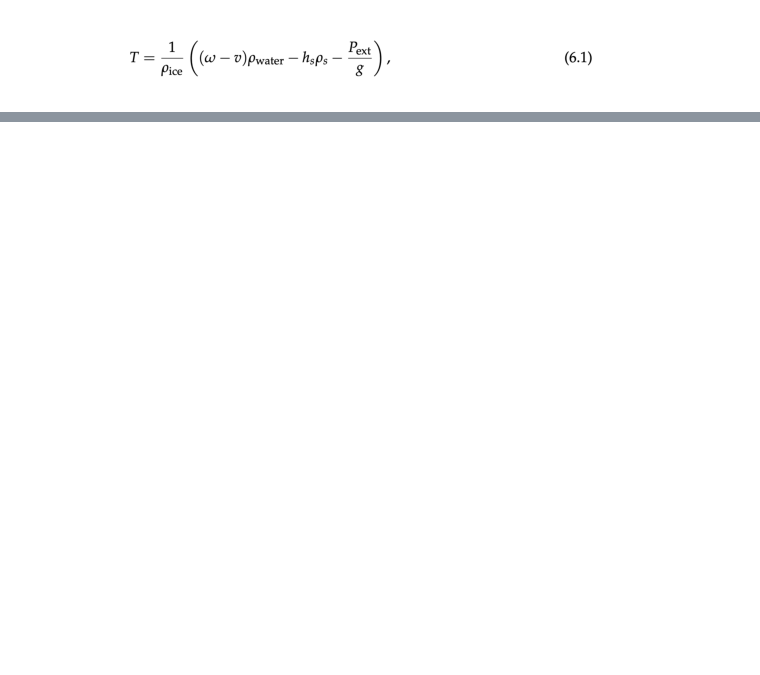
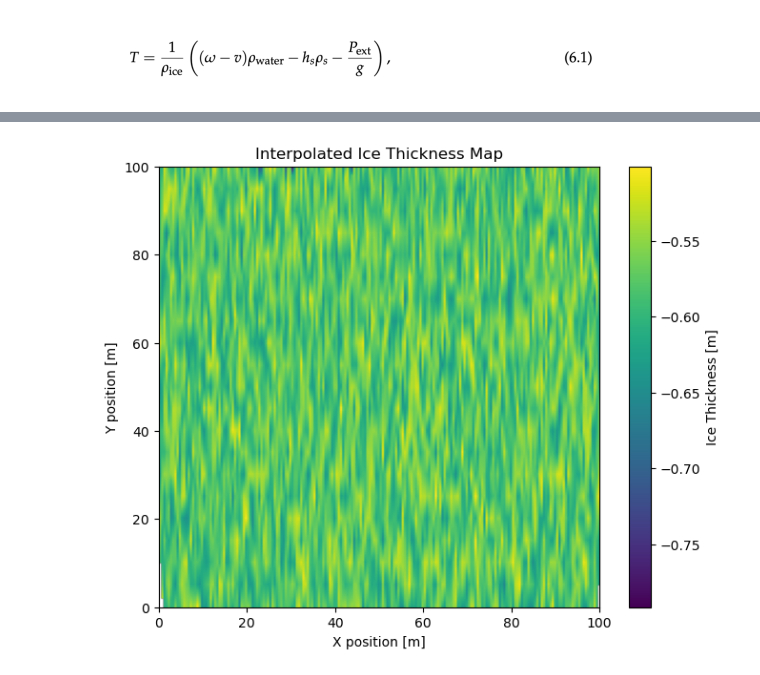
Before and after one commit to aris-space/project-polaris, a Jupyter notebook: semira/ice_measure.ipynb, the cells around one changed output, grey strips where cells are left out. Cells and saved outputs as stored; diff of their text form; code cells hidden in the pictures; blank space fills up the shorter version.

```diff
--- a/semira/ice_measure.ipynb
+++ b/semira/ice_measure.ipynb
@@ -17,0 +10,8 @@ from image_registration.fft_tools import shift
+# %%
+import pandas as pd
+
+# Charger le fichier
+df = pd.read_csv("mission_data.csv")
+
+# Vérifier
+df.head()
@@ -47 +99,10 @@ def ice_thickness(omega, v, rho_water, rho_ice, h_s, rho_s, P_ext, g):
     return T
+# %%
+df["ice_thickness"] = ice_thickness(
+    omega=df["dist_to_ice_m"],
+    pressure_bar=df["pressure_bar"],
+    pitch_deg=df["pitch_deg"],
+    roll_deg=df["roll_deg"]
+)
+
+df.head(20)
@@ -47,0 +127,44 @@ def ice_thickness(omega, v, rho_water, rho_ice, h_s, rho_s, P_ext, g):
+# %%
+import numpy as np
+from scipy.interpolate import griddata
+import matplotlib.pyplot as plt
+
+# Remove NaN
+df_valid = df.dropna(subset=["ice_thickness"])
+
+# Create grid
+grid_x, grid_y = np.mgrid[
+    df_valid["x_coord"].min():df_valid["x_coord"].max():200j,
+    df_valid["y_coord"].min():df_valid["y_coord"].max():200j
+]
+
+# Interpolate
+grid_z = griddata(
+    (df_valid["x_coord"], df_valid["y_coord"]),
+    df_valid["ice_thickness"],
+    (grid_x, grid_y),
+    method="linear"
+)
+
+# Plot
+plt.figure(figsize=(8,6))
+
+plt.imshow(
+    grid_z.T,
+    extent=(df_valid["x_coord"].min(),
+            df_valid["x_coord"].max(),
+            df_valid["y_coord"].min(),
+            df_valid["y_coord"].max()),
+    origin='lower',
+    cmap="viridis",
+    aspect="equal"
+)
+
+plt.colorbar(label="Ice Thickness [m]")
+plt.xlabel("X position [m]")
+plt.ylabel("Y position [m]")
+plt.title("Interpolated Ice Thickness Map")
+
+plt.show()
+# %% [output]
+[figure, added]
```
Also changed, not shown: parts of 5 cells of this notebook, 13 other files.
